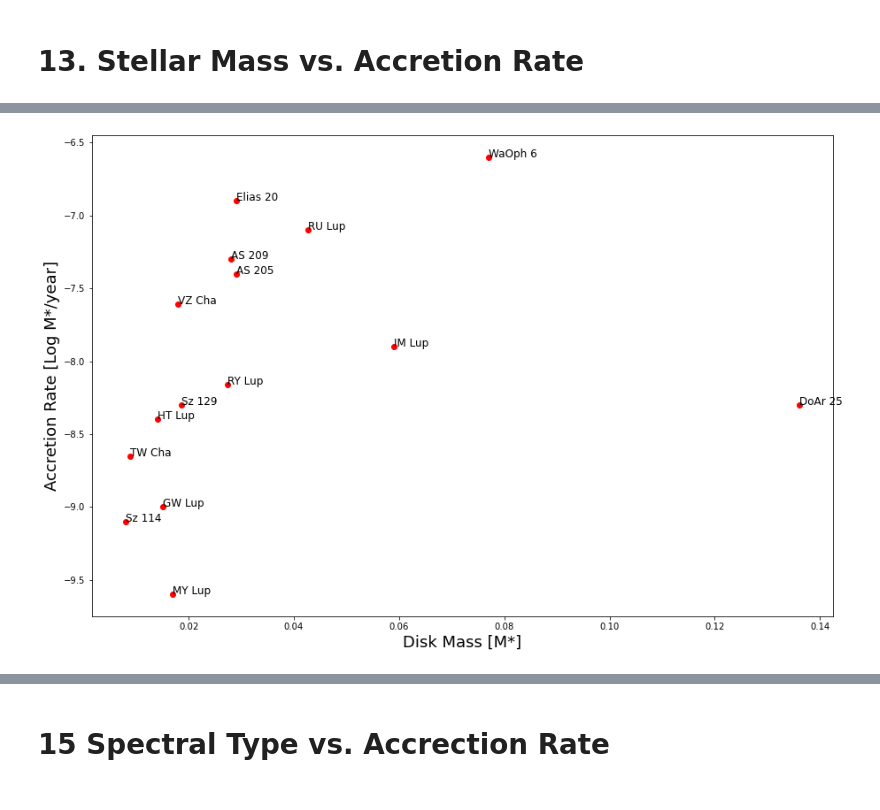
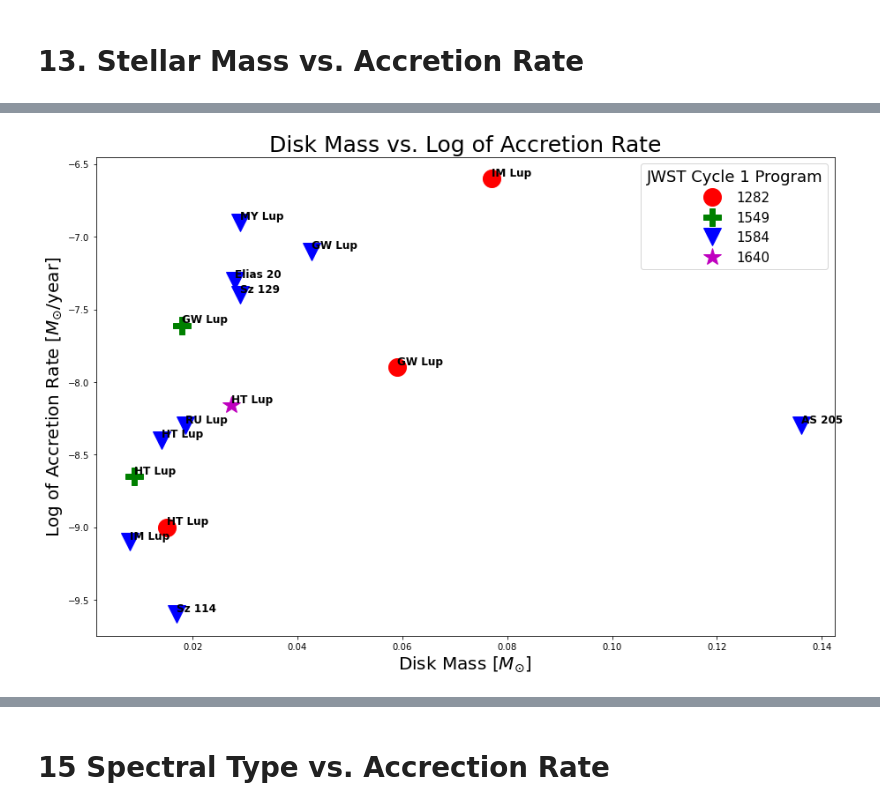
Before and after one commit to heretzp/URSI_astro_2022, a Jupyter notebook: Sources Parameter Plots PH.ipynb, the cells around one changed output, grey strips where cells are left out. Saved outputs shown, nothing was run; the diff lists cells and outputs as text; code cells hidden in the pictures.

```diff
--- a/Sources Parameter Plots PH.ipynb
+++ b/Sources Parameter Plots PH.ipynb
@@ -10,6 +13,6 @@ import numpy as np
 # %%
 # Read in sources info sheet csv
-data = pd.read_csv (r"C:\Users\pheretz\Desktop\URSI_Internship\Sources Info Sheet - Catalog (6.27).csv")
+data = pd.read_csv (r"C:\Users\pheretz\Desktop\URSI_Internship\Sources Info Sheet - Catalog (7.5).csv")
 # %% [markdown]
 # 1. Star mass vs. Disk mass
 # %%
@@ -792,6 +726,6 @@ plt.show()
 # %%
 # define columns
-df_diskmassrate = pd.DataFrame(data, columns= ['Star','Mdisk','log_accretion_rate'])
+df_diskmassrate = pd.DataFrame(data, columns= ['Star','Mdisk','log_accretion_rate','Program_ID'])
 # suppress rows with -99 values
 df_diskmassrateclean = df_diskmassrate.loc[df_diskmassrate['Mdisk'] != -99]
 #show table,
@@ -804,4 +738,5 @@ print (df_diskmassrateclean2)
 star_list = df_diskmassrateclean2['Star'].tolist()
 AccRate = df_diskmassrateclean2['log_accretion_rate'].tolist()
 Mdisk = df_diskmassrateclean2['Mdisk'].tolist()
+Program = df_diskmassrateclean2['Program_ID'].tolist()
 # %% [output]
@@ -824,22 +759,94 @@ Mdisk = df_diskmassrateclean2['Mdisk'].tolist()
 # %%
 # x y plot
-fig=plt.figure(1,figsize=(15,10))
-ax1=fig.add_subplot(111)
-ax1.plot(Mdisk, AccRate, 'ro')
-for i, (x, y) in enumerate(zip(Mdisk, AccRate)):
-    ax1.text(x,y,star_list[i],fontsize=12)
-ax1.set_xlabel('Disk Mass [M*]',fontsize=18)
-ax1.set_ylabel('Accretion Rate [Log M*/year]',fontsize=18)
+#fig=plt.figure(1,figsize=(15,10))
+#ax1=fig.add_subplot(111)
+#ax1.plot(Mdisk, AccRate, 'ro', markersize=12)
+#for i, (x, y) in enumerate(zip(Mdisk, AccRate)):
+    #ax1.text(x,y,star_list[i],fontsize=15)
+#ax1.set_xlabel('Disk Mass [$M_{\odot}$]',fontsize=18)
+#ax1.set_ylabel('Log of Accretion Rate [$M_{\odot}$/year]',fontsize=18)
+# x and y limits
+#ax1.set_xlim(0, 0.10)
+#ax1.set_ylim(-10, -6)
+#ax.grid()
 
 # error plot
 #Mstar_error = [M_neg_unc, M_pos_unc]
 #x = Mstar
 #y = Mdisk
 #ax1.errorbar(x, y, xerr=Mstar_error, fmt='o')
-#ax1.set_title('Stellar mass error')
+#ax1.set_title('Disk Mass vs. Log of Accretion Rate',fontsize=30)
 
+# Break up data by regions. This is to create the legend. I struggled to find a more succinct way.
+# But this will become unruly quickly as the 'z' variable becomes more complex.
+# And will break if the data set changes!
+
+# JWST 1584 list
+eightyfour = df_diskmassrateclean2.loc[df_diskmassrateclean2['Program_ID'] == 1584]
+# Must be float type to assign the float value of spectral type back to letter value
+eightyfourx = eightyfour['Mdisk'].tolist()
+eightyfoury = eightyfour['log_accretion_rate'].tolist()
+
+# JWST 1282 list
+eightytwo = df_diskmassrateclean2.loc[df_diskmassrateclean2['Program_ID'] == 1282]
+eightytwox = eightytwo['Mdisk'].tolist()
+eightytwoy = eightytwo['log_accretion_rate'].tolist()
+
+# JWST 1549 list
+fortynine = df_diskmassrateclean2.loc[df_diskmassrateclean2['Program_ID'] == 1549]
+fortyninex = fortynine['Mdisk'].tolist()
+fortyniney = fortynine['log_accretion_rate'].tolist()
+
+# JWST 1640 list
+forty = df_diskmassrateclean2.loc[df_diskmassrateclean2['Program_ID'] == 1640]
+fortyx = forty['Mdisk'].tolist()
+fortyy = forty['log_accretion_rate'].tolist()
+
+# plot:
+
+fig, ax = plt.subplots(figsize=(15,10))
+# Essentially, plot 4 plots on top of each other, 1 for each program:
+eightytwoplt, = ax.plot(eightytwox,eightytwoy, "ro", markersize=20)
+eightyfourplt, = ax.plot(eightyfourx,eightyfoury, "bv", markersize=20)
+fortynineplt, = ax.plot(fortyninex,fortyniney, "gP", markersize=20)
+fortyplt, = ax.plot(fortyx,fortyy, "m*", markersize=20)
+
+#titles and labels
+ax.set_title('Disk Mass vs. Log of Accretion Rate')
+ax.title.set_fontsize(25)
+ax.set_xlabel('Disk Mass [$M_{\odot}$]')
+ax.xaxis.label.set_fontsize(20)
+ax.set_ylabel('Log of Accretion Rate [$M_{\odot}$/year]')
+ax.yaxis.label.set_fontsize(20)
+# y limits
+#ax.set_ylim(0, 8)
+#ax.grid()
+
+# add star names, for each plot
+for i, (x, y) in enumerate(zip(eightytwox,eightytwoy)):
+    plt.text(x,y,star_list[i],fontsize=12, fontweight='bold',rotation=0, va='bottom',ha='left')
+for i, (x, y) in enumerate(zip(eightyfourx,eightyfoury)):
+    plt.text(x,y,star_list[i],fontsize=12,fontweight='bold',rotation=0,va='bottom',ha='left')
+for i, (x, y) in enumerate(zip(fortyninex,fortyniney)):
+    plt.text(x,y,star_list[i],fontsize=12,fontweight='bold',rotation=0,va='bottom',ha='left')
+for i, (x, y) in enumerate(zip(fortyx,fortyy)):
+    plt.text(x,y,star_list[i],fontsize=12,fontweight='bold',rotation=0,va='bottom',ha='left')
+
+# legend, named the 2 plot variables, and their assigned labels
+ax.legend([eightytwoplt,fortynineplt,eightyfourplt,fortyplt],
+          ["1282", "1549","1584","1640"],
+          fontsize=15, title='JWST Cycle 1 Program',title_fontsize=18)
+
+# export plot as a PDF, create a new file name. Saves it in the same folder as journal. Remember to comment-out if making edits.
+#plt.savefig('spectype_vs_age_prog6.28.pdf')   #, bbox_inches='tight')
+
+
+# export plot as a PDF, create a new file name. Saves it in the same folder as journal. Remember to comment-out if making edits.
+plt.savefig('Diskmass_v_LogAccRate_7.05.pdf')   #, bbox_inches='tight')
+
+#save fig before you show it
 plt.show()
 
 # next, several mdisk uncertainties, but many -99, find out how to say if -99, then DNE
 # %% [output]
-[figure, old version]
+[figure, new version]
```
Also changed, not shown: parts of 31 cells of this notebook, 4 other files.
